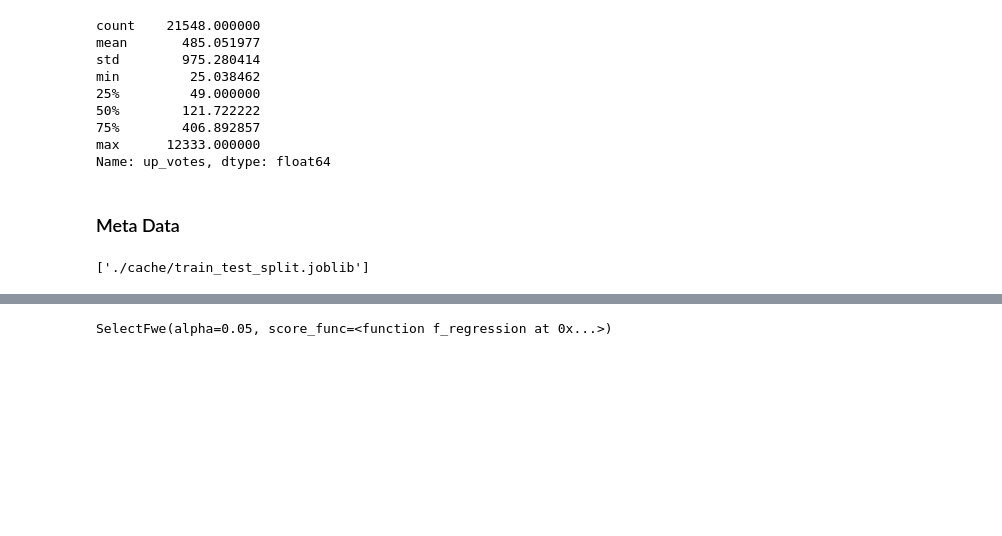
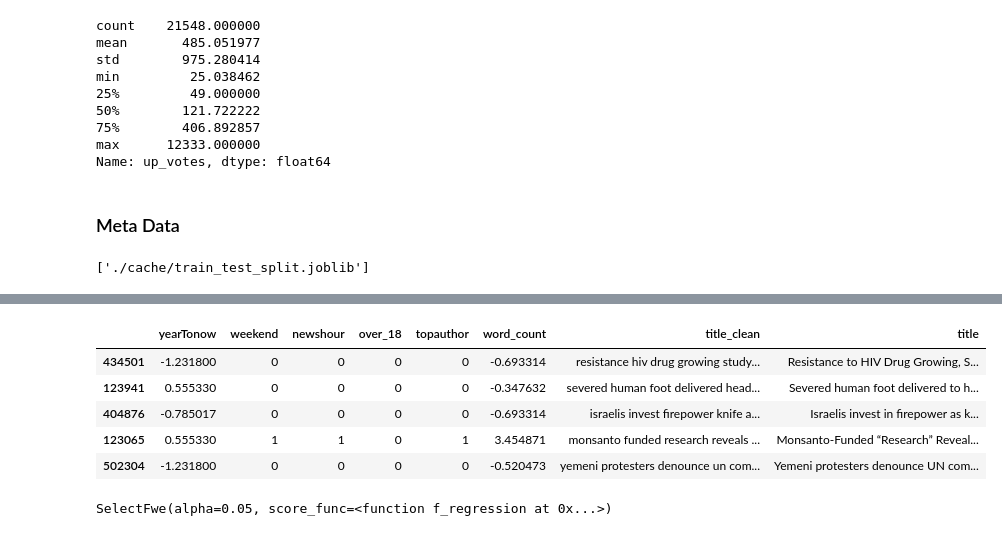
Before and after one commit to Jingciii/Eluvio-DS-Challenge, a Jupyter notebook: ETL.ipynb, the cells around one changed output, grey strips where cells are left out. Cells and saved outputs as stored; diff of their text form; code cells hidden in the pictures; blank space fills up the shorter version.

```diff
--- a/ETL.ipynb
+++ b/ETL.ipynb
@@ -708,3 +711,12 @@ df[['yearTonow', 'word_count']] = \
+# %%
+df_train.head()
+# %% [output]
+|  | yearTonow | weekend | newshour | over_18 | topauthor | word_count | title_clean | title |
+| 434501 | -1.231800 | 0 | 0 | 0 | 0 | -0.693314 | resistance hiv drug growing study... | Resistance to HIV Drug Growing, S... |
+| 123941 | 0.555330 | 0 | 0 | 0 | 0 | -0.347632 | severed human foot delivered head... | Severed human foot delivered to h... |
+| 404876 | -0.785017 | 0 | 0 | 0 | 0 | -0.693314 | israelis invest firepower knife a... | Israelis invest in firepower as k... |
+| 123065 | 0.555330 | 1 | 1 | 0 | 1 | 3.454871 | monsanto funded research reveals ... | Monsanto-Funded “Research” Reveal... |
+| 502304 | -1.231800 | 0 | 0 | 0 | 0 | -0.520473 | yemeni protesters denounce un com... | Yemeni protesters denounce UN com... |
 # %%
 selector = SelectFwe(f_regression, alpha=0.05)
 selector.fit(df_train[['yearTonow', 'weekend', 'newshour', 'over_18', 'topauthor', 'word_count']], val_train)
```
Also changed, not shown: parts of 10 cells of this notebook, 9 other files.
